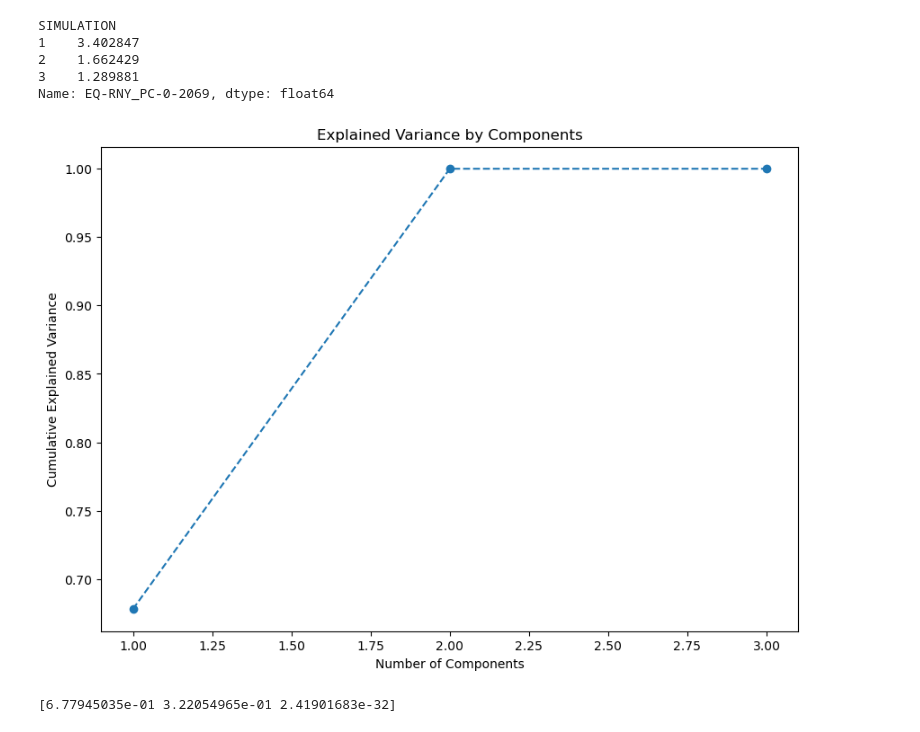
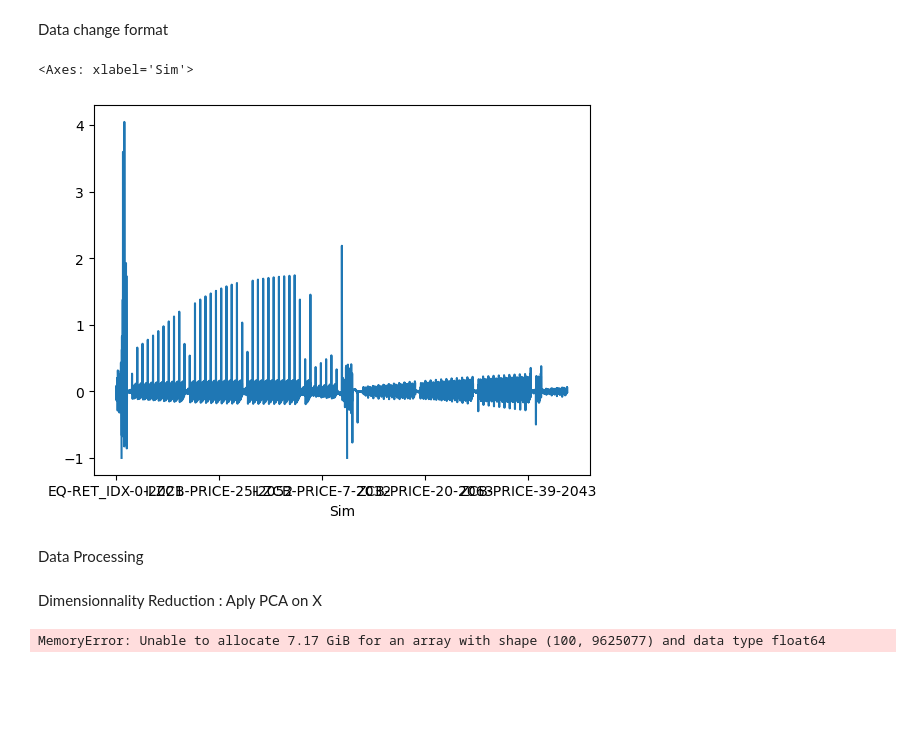
Before and after one commit to Steven1096/Steven-quant-Projects, a Jupyter notebook: Machine Learning Projects/ACP/ACP project mL.ipynb, the cells around one changed output. Cells and saved outputs as stored; diff of their text form; code cells hidden in the pictures; blank space fills up the shorter version.

```diff
--- a/Machine Learning Projects/ACP/ACP project mL.ipynb
+++ b/Machine Learning Projects/ACP/ACP project mL.ipynb
@@ -17,0 +7,21 @@ print(Data["CLASS"].unique())
+# %%
+path_x = "100sims_table.CSV"
+path_y = "100_BE_2021.csv"
+
+path_write = "data_processed.csv"
+
+#Treatment of X=(X1,...Xn) Matrix Features
+Data_x = pd.read_csv(path_x,skiprows=1)
+Data_x = Data_x.drop('!6',axis=1)
+values_to_keep =  ["VALN", "ZCB", "EQ", "RE","ILZCB","INFLN"]
+Data_x =  Data_x[Data_x['CLASS'].isin(values_to_keep)].reset_index(drop=True)
+
+
+#Treatment Of  Y=(Y1,....Yn) Vector Observations
+
+Data_y = pd.read_csv("100_BE_2021.csv",sep=";")
+Data_y = Data_y.dropna()
+Data_y = Data_y.set_index('Sim')
+Data_y.index = Data_y.index.astype(int)
+
+Data_y['BE']
@@ -18,22 +42,27 @@ print(Data["CLASS"].unique())
+# %% [markdown]
+Data change format
 # %%
-df = Data
+df = Data_x
 
 df_melted = df.melt(id_vars=['SIMULATION', 'ECONOMY', 'CLASS', 'MEASURE', 'TERM'],
                     var_name='YEAR',
                     value_name='PRICE')
 
 # Create the columns you want directly during melting
 df_melted['Sim'] = df_melted['CLASS'].astype(str) + '-' + df_melted['MEASURE'].astype(str) + '-' + df_melted['TERM'].astype(str) + '-' + df_melted['YEAR'].astype(str)
 
 # Pivot the data
 df_pivoted = df_melted.pivot(index='SIMULATION', columns='Sim', values='PRICE')
 
-# Reset the index and remove index name
 
-df_pivoted["EQ-RNY_PC-0-2069"]
+
+X = df_pivoted.astype(np.float32)
+Y = Data_y
+
+returns_df = X.pct_change(axis=1)
+returns_df.iloc[0].plot()
 # %% [output]
-SIMULATION
-1    3.402847
-2    1.662429
-3    1.289881
-Name: EQ-RNY_PC-0-2069, dtype: float64
+<Axes: xlabel='Sim'>
+[figure, added]
+# %% [markdown]
+Data Processing
@@ -40,18 +82,24 @@ Name: EQ-RNY_PC-0-2069, dtype: float64
+# %% [markdown]
+Dimensionnality Reduction : Aply PCA on X
 # %%
-from sklearn.preprocessing import MinMaxScaler
-from sklearn.decomposition import PCA
+
+from sklearn.decomposition import PCA , IncrementalPCA
 import matplotlib.pyplot as plt
 
-# 1. Standardize the data
-scaler = MinMaxScaler()
-df_standardized = scaler.fit_transform(df_pivoted)
+n_batches = 100
+pca = IncrementalPCA()
+for batch in np.array_split(X_standardized, n_batches):
+    pca.partial_fit(batch)
 
-# 2. Apply PCA
-pca = PCA()
-principal_components = pca.fit_transform(df_standardized)
+X_standardized = pca.transform(X_standardized)
+
+
+"""# 2. Apply PCA
+pca = PCA(n_components=0.95)
+X_standardized = pca.fit_transform(X_standardized)
 
 # Store the results in a DataFrame
-df_pca = pd.DataFrame(data = principal_components)
+df_pca = pd.DataFrame(data = X_standardized)"""
 
 
 
@@ -61,9 +109,12 @@ plt.title('Explained Variance by Components')
 plt.xlabel('Number of Components')
 plt.ylabel('Cumulative Explained Variance')
 plt.show()
+
+explained_var = pca.explained_variance_ratio_
+cumulative_explained_var = pca.explained_variance_ratio_.cumsum()
+
+plt.figure(figsize=(12,6))
+plt.bar(range(len(explained_var)),explained_var,alpha=0.5,align='center',label="Variance Individuellle expliqué",color='g')
+plt.show()
 # %% [output]
-[figure, removed]
+MemoryError: Unable to allocate 7.17 GiB for an array with shape (100, 9625077) and data type float64
-# %%
-print(pca.explained_variance_ratio_)
-# %% [output]
-[6.77945035e-01 3.22054965e-01 2.41901683e-32]
```
Also changed, not shown: parts of 13 cells of this notebook, 4 other files.
